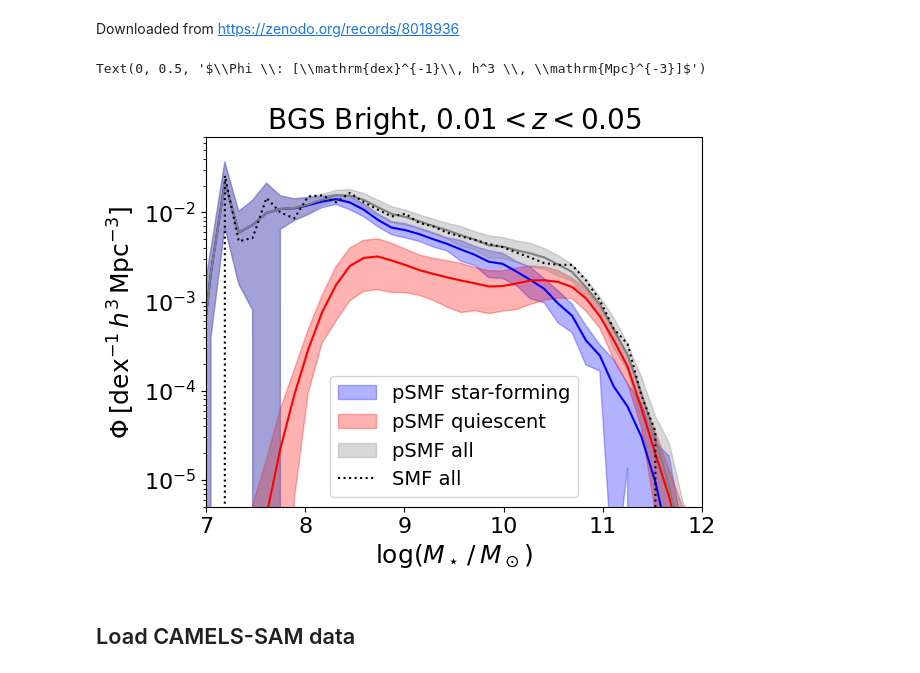
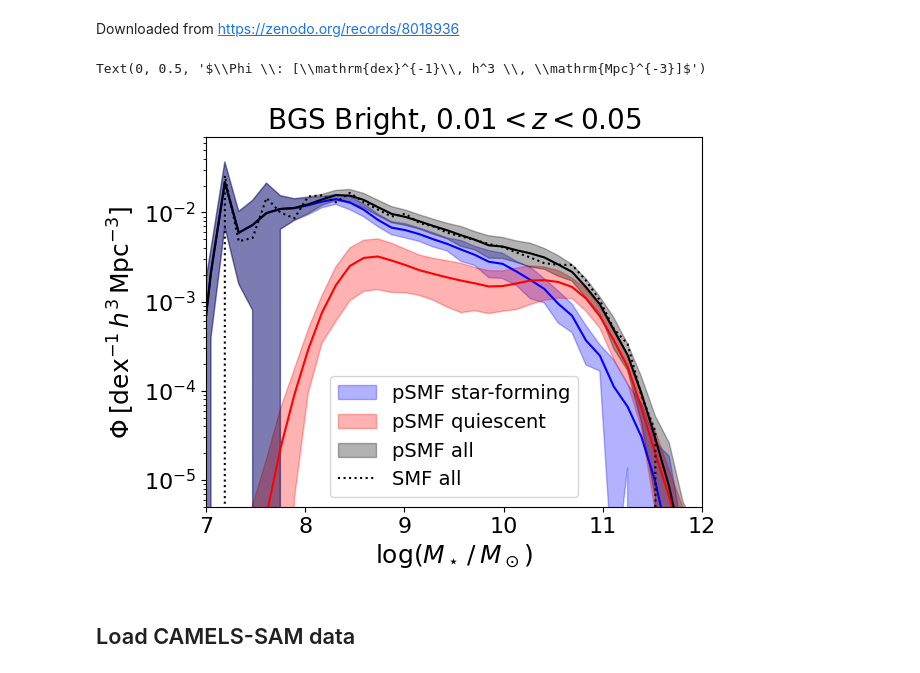
Before and after one commit to kstoreyf/biasexp-target-observable, a Jupyter notebook: notebooks/2023-11-10_camels-sam_checks.ipynb, the cells around one changed output. Drawn from its saved outputs; the diff is of its cells as text; code cells hidden in the pictures.

```diff
--- a/notebooks/2023-11-10_camels-sam_checks.ipynb
+++ b/notebooks/2023-11-10_camels-sam_checks.ipynb
@@ -37,36 +37,36 @@ plt.fill_between(ms,
                  label='pSMF star-forming')
 
 plt.plot(ms, psmf_bgs_q_mean, color='red')
 plt.fill_between(ms,
                  psmf_bgs_q_mean-psmf_bgs_q_std,
                  psmf_bgs_q_mean+psmf_bgs_q_std,
                  color='red', alpha=0.3,
                  label='pSMF quiescent')
 
 psmf_bgs_mean = psmf_bgs_sf_mean + psmf_bgs_q_mean
 psmf_bgs_std = np.sqrt(psmf_bgs_sf_std**2 + psmf_bgs_q_std**2)
 
-plt.plot(ms, psmf_bgs_mean, color='grey')
+plt.plot(ms, psmf_bgs_mean, color='black')
 plt.fill_between(ms,
                  psmf_bgs_mean-psmf_bgs_std,
                  psmf_bgs_mean+psmf_bgs_std,
-                 color='grey', alpha=0.3,
+                 color='black', alpha=0.3,
                  label='pSMF all')
 
 plt.plot(ms_smf, smf_bgs, color='k', ls=':',
                  label='SMF all')
 
 plt.legend(loc='lower center')
 
 plt.yscale('log')
 plt.xlim(7, 12)
 plt.ylim(5e-6, 7e-2)
 
 plt.xlabel(r'$\log(M_\star\,/\,M_\odot)$')
 plt.ylabel(r'$\Phi \: [\mathrm{dex}^{-1}\, h^3 \, \mathrm{Mpc}^{-3}]$')
 # %% [output]
 Text(0, 0.5, '$\\Phi \\: [\\mathrm{dex}^{-1}\\, h^3 \\, \\mathrm{Mpc}^{-3}]$')
-[figure, old version]
+[figure, new version]
 # %% [markdown]
 ## Load CAMELS-SAM data
 # %% [markdown]
```
Also changed, not shown: parts of 13 cells of this notebook.
